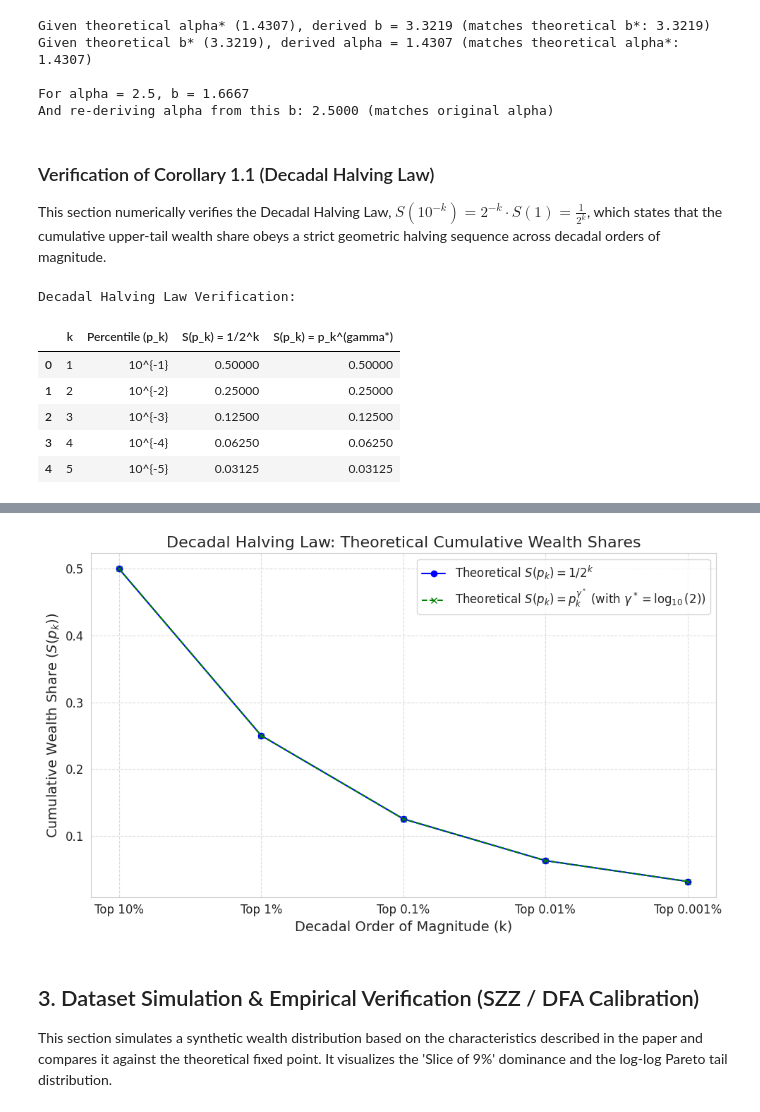
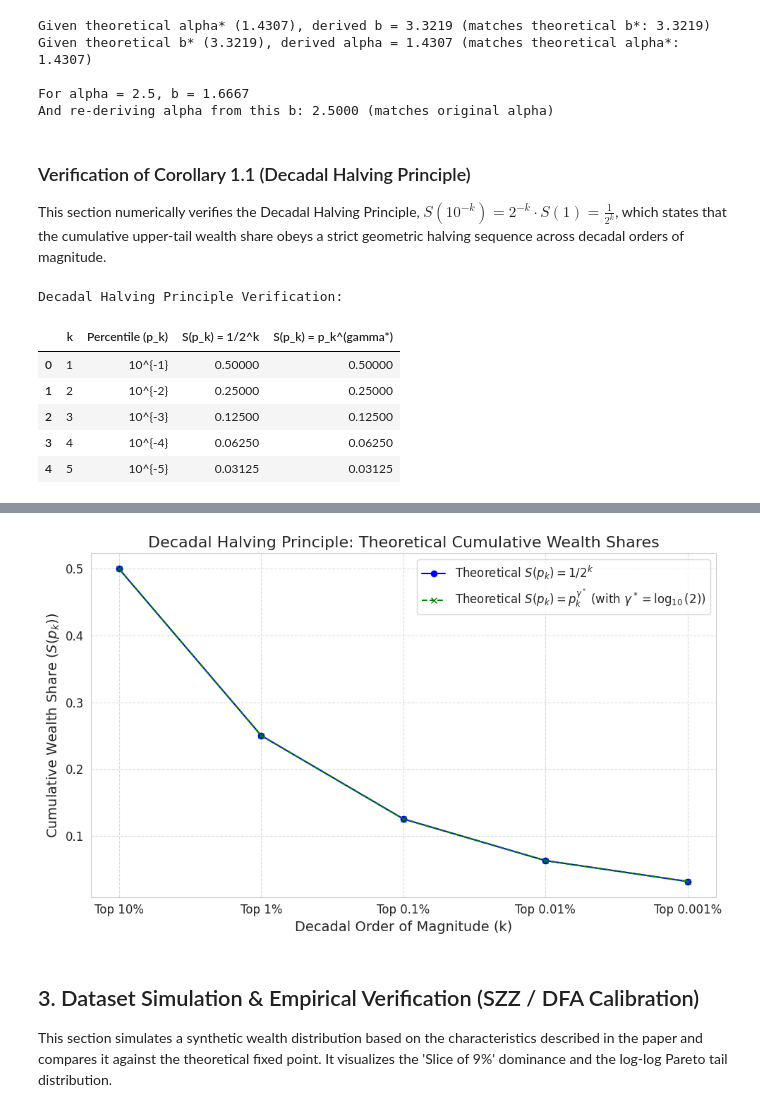
Before and after one commit to krbarrow/The-Decadal-Halving-Fixed-Point, a Jupyter notebook: The_Decadal_Halving_Fixed_Point.ipynb, the cells around one changed output, grey strips where cells are left out. Drawn from its saved outputs; the diff is of its cells as text; code cells hidden in the pictures.

```diff
--- a/The_Decadal_Halving_Fixed_Point.ipynb
+++ b/The_Decadal_Halving_Fixed_Point.ipynb
@@ -7,7 +7,6 @@ This notebook numerically validates the mathematical proofs and dataset comparis
 # %% [markdown]
 ## 1. Environment Setup & Libraries
 # %%
-# Import necessary libraries
 import numpy as np
 from scipy.optimize import root_scalar
 import pandas as pd
@@ -17,8 +16,8 @@ import seaborn as sns
 # Set a clean plot style for academic publication
 sns.set_style("whitegrid")
 plt.rcParams.update({
-    'font.family': 'serif',
-    'font.serif': ['Times New Roman'],
+    'font.family': 'sans-serif',
+    'font.sans-serif': ['DejaVu Sans'],
     'font.size': 12,
     'axes.labelsize': 14,
     'axes.titlesize': 16,
@@ -105,13 +112,10 @@ Given theoretical b* (3.3219), derived alpha = 1.4307 (matches theoretical alpha
 For alpha = 2.5, b = 1.6667
 And re-deriving alpha from this b: 2.5000 (matches original alpha)
 # %% [markdown]
-### Verification of Corollary 1.1 (Decadal Halving Law)
+### Verification of Corollary 1.1 (Decadal Halving Principle)
 
-This section numerically verifies the Decadal Halving Law, $S(10^{-k}) = 2^{-k} \cdot S(1) = \frac{1}{2^k}$, which states that the cumulative upper-tail wealth share obeys a strict geometric halving sequence across decadal orders of magnitude.
+This section numerically verifies the Decadal Halving Principle, $S(10^{-k}) = 2^{-k} \cdot S(1) = \frac{1}{2^k}$, which states that the cumulative upper-tail wealth share obeys a strict geometric halving sequence across decadal orders of magnitude.
 # %%
-# Assuming S(1) = 1 (total wealth share of the full population)
-
-# k values for powers of ten
 k_values_halving = np.arange(1, 6) # From k=1 (10%) to k=5 (0.001%) for shares
 
 # Theoretical percentile points p_k = 10^-k
@@ -131,26 +135,26 @@ df_halving_check = pd.DataFrame({
     'S(p_k) = p_k^(gamma*)': S_p_pareto_theoretical
 })
 
-print("Decadal Halving Law Verification:")
+print("Decadal Halving Principle Verification:")
 display(df_halving_check)
 
 # Plotting the geometric halving
 fig, ax = plt.subplots(figsize=(10, 6))
 
 ax.plot(k_values_halving, S_k_halving_theoretical, 'o-', label='Theoretical $S(p_k) = 1/2^k$', color='blue')
-ax.plot(k_values_halving, S_p_pareto_theoretical, 'x--', label='Theoretical $S(p_k) = p_k^{\gamma^*}$ (with $\gamma^* = \log_{10}(2)$)', color='green')
+ax.plot(k_values_halving, S_p_pareto_theoretical, 'x--', label=r'Theoretical $S(p_k) = p_k^{\gamma^*}$ (with $\gamma^* = \log_{10}(2)$)', color='green')
 
 ax.set_xticks(k_values_halving)
 ax.set_xticklabels([f'Top {100*(10.0**-k_val):g}%' for k_val in k_values_halving])
 ax.set_xlabel('Decadal Order of Magnitude (k)')
 ax.set_ylabel('Cumulative Wealth Share ($S(p_k)$)')
-ax.set_title('Decadal Halving Law: Theoretical Cumulative Wealth Shares')
+ax.set_title('Decadal Halving Principle: Theoretical Cumulative Wealth Shares')
 ax.legend()
 ax.grid(True, linestyle='--', alpha=0.7)
 plt.tight_layout()
 plt.show()
 # %% [output]
-Decadal Halving Law Verification:
+Decadal Halving Principle Verification:
 |  | k | Percentile (p_k) | S(p_k) = 1/2^k | S(p_k) = p_k^(gamma*) |
 | 0 | 1 | 10^{-1} | 0.50000 | 0.50000 |
 | 1 | 2 | 10^{-2} | 0.25000 | 0.25000 |
@@ -177,4 +164,4 @@ WARNING:matplotlib.font_manager:findfont: Generic family 'serif' not found becau
-[figure, old version]
+[figure, new version]
 # %% [markdown]
 ## 3. Dataset Simulation & Empirical Verification (SZZ / DFA Calibration)
 
```
Also changed, not shown: parts of 10 cells of this notebook.
